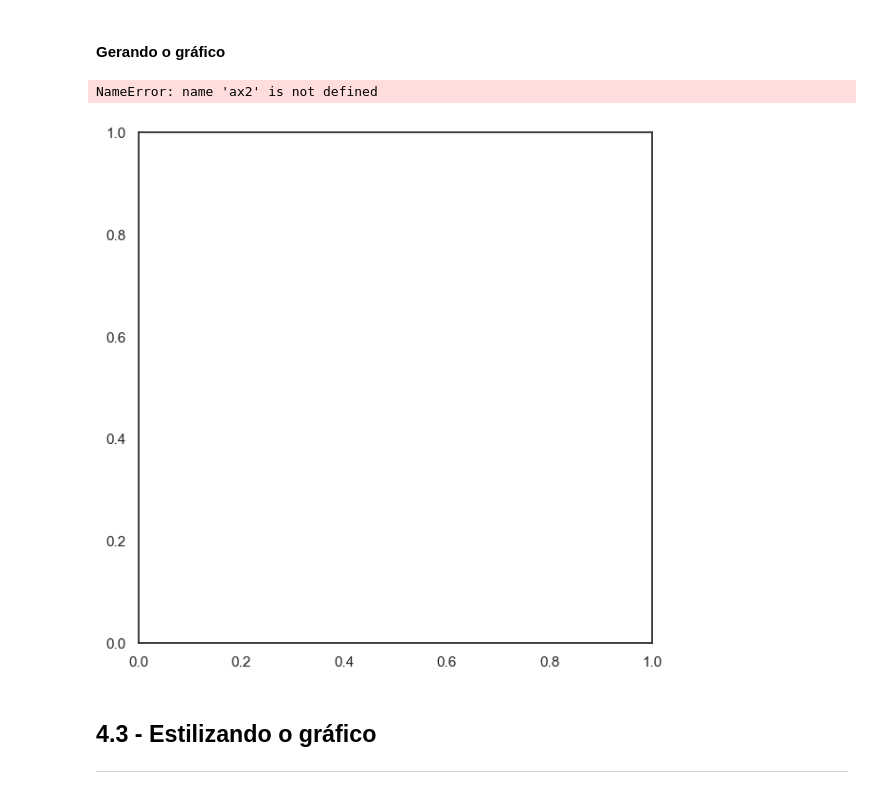
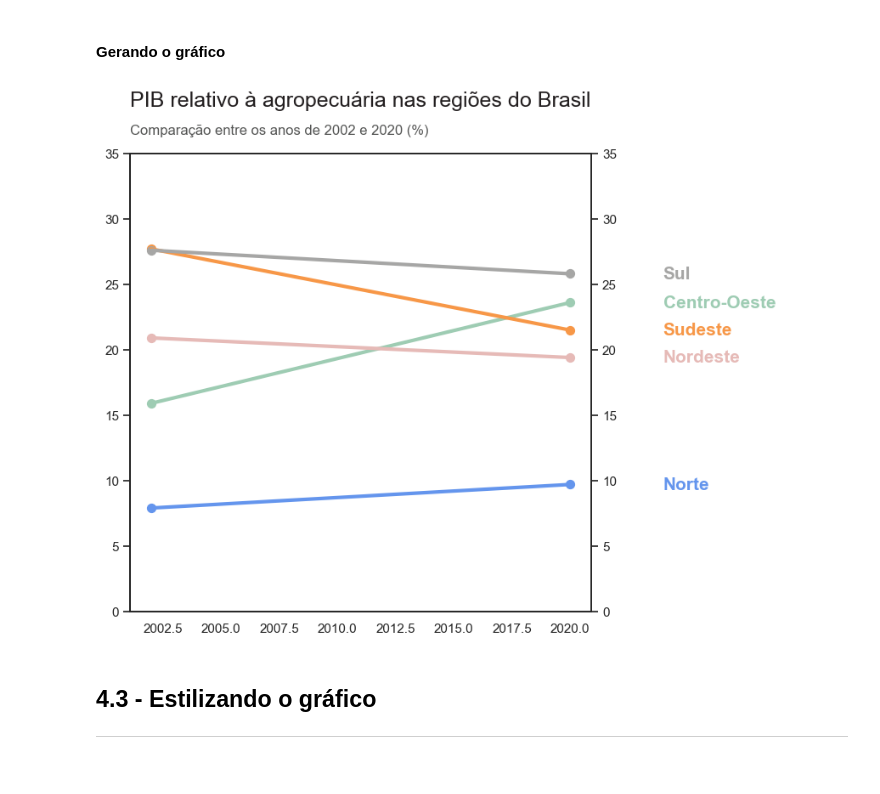
Before and after one commit to juliogazoli/alura-data-visualization-python-graficos-de-composicao-e-relacionamento, a Jupyter notebook: Projeto Inicial - Data Visualization_ gráficos de composição e relacionamento.ipynb, the cells around one changed output. Saved outputs shown, nothing was run; the diff lists cells and outputs as text; code cells hidden in the pictures.

Commit message:
Gráfico de inclinação

```diff
--- a/Projeto Inicial - Data Visualization_ gráficos de composição e relacionamento.ipynb
+++ b/Projeto Inicial - Data Visualization_ gráficos de composição e relacionamento.ipynb
@@ -61,7 +61,8 @@ Aqui, vamos focar em investigar a composição dos dados em relação aos estado
 import pandas as pd
 # %%
 # Importando a base de dados com o PIB dos estados brasileiros de 2002 a 2020
-df_pib = pd.read_csv("https://raw.githubusercontent.com/afonsosr2/dataviz-graficos-composicao-relacionamento/master/dados/pib_br_2002_2020_estados.csv")
+df_pib = pd.read_csv(
+    "https://raw.githubusercontent.com/afonsosr2/dataviz-graficos-composicao-relacionamento/master/dados/pib_br_2002_2020_estados.csv")
 df_pib
 # %% [output]
 |  | ano | sigla_uf | regiao | pib | impostos_liquidos | va | va_agropecuaria | va_industria | ... |
@@ -209,8 +213,10 @@ Como você poderia passar a participação dos estados com menores valores de PI
 df_pib_2002 = df_pib.query('ano == 2002')[['regiao', 'pib']]
 df_pib_2020 = df_pib.query('ano == 2020')[['regiao', 'pib']]
 
-df_pib_2002 = df_pib_2002.groupby('regiao').sum().sort_values('pib', ascending=False)
-df_pib_2020 = df_pib_2020.groupby('regiao').sum().sort_values('pib', ascending=False)
+df_pib_2002 = df_pib_2002.groupby(
+    'regiao').sum().sort_values('pib', ascending=False)
+df_pib_2020 = df_pib_2020.groupby(
+    'regiao').sum().sort_values('pib', ascending=False)
 
 display(df_pib_2002, df_pib_2020)
 # %% [output]
@@ -1078,11 +1098,12 @@ Como sugestão, podemos analisar a composição dos dados em relação a outros
 #### Tratando os dados para gerar a visualização
 # %%
 # Selecionando os dados desejados
-df_agro_slope = df_pib.query("ano == [2002, 2020]")[["regiao",  "ano", "va_agropecuaria"]]
+df_agro_slope = df_pib.query('ano == [2002, 2020]')[
+    ['regiao',  'ano', 'va_agropecuaria']]
 
 # Agrupando os dados por região
-df_agro_slope = pd.crosstab(index = df_agro_slope.ano, columns = df_agro_slope.regiao,
-                      values = df_agro_slope.va_agropecuaria, aggfunc="sum", normalize="index")
+df_agro_slope = pd.crosstab(index=df_agro_slope.ano, columns=df_agro_slope.regiao,
+                            values=df_agro_slope.va_agropecuaria, aggfunc='sum', normalize='index')
 
 df_agro_slope = (df_agro_slope * 100).round(1)
 
@@ -1095,47 +1116,46 @@ df_agro_slope.head()
 # %% [markdown]
 #### Gerando o gráfico
 # %%
-## Gerando a função para criar o gráfico de inclinação
+# Gerando a função para criar o gráfico de inclinação
 
 def grafico_slope_agro():
-  # Importando as bibliotecas
-  import matplotlib.pyplot as plt
+    # Importando as bibliotecas
+    import matplotlib.pyplot as plt
 
-  # Área do gráfico e tema da visualização
-  fig, ax1 = plt.subplots(figsize=(7,7))
+    # Área do gráfico e tema da visualização
+    fig, ax1 = plt.subplots(figsize=(7,7))
 
-  # Definindo as cores do gráfico
-  cores = [VERDE3, VERMELHO2, AZUL3, LARANJA1, CINZA4]
+    # Definindo as cores do gráfico
+    cores = [VERDE3, VERMELHO2, AZUL3, LARANJA1, CINZA4]
 
-  # O seaborn possui uma função chamada pointplot() que pode gerar um gráfico deste tipo
-  # mas para termos liberdade na criação do nosso gráfico vamos optar por contruí-lo
-  # por meio do matplotlib usando axis duplos partilhando o eixo x e os mesmos limites em y
-  ...
-  ...
-  ...
+    # O seaborn possui uma função chamada pointplot() que pode gerar um gráfico deste tipo
+    # mas para termos liberdade na criação do nosso gráfico vamos optar por contruí-lo
+    # por meio do matplotlib usando axis duplos partilhando o eixo x e os mesmos limites em y
+    ax2 = ax1.twinx()
+    ax1.set_ylim([0,35])
+    ax2.set_ylim([0,35])
 
-  # Gerando o gráfico de inclinação (pontos + curva + texto)
-  for i in range(5):
-    # Adicionando o ponto inicial e final
-    ...
+    # Gerando o gráfico de inclinação (pontos + curva + texto)
+    for i in range(5):
+        # Adicionando o ponto inicial e final
+        ax1.scatter(x=df_agro_slope.index, y=df_agro_slope.iloc[:,i], color=cores[i], s=50)
 
-    # Adicionando a inclinação
-    ...
+        # Adicionando a inclinação
+        ax1.plot(df_agro_slope.index, df_agro_slope.iloc[:,i], color=cores[i], lw=3)
 
-    # # Adicionando as regiões no label
-    # ax1.text(x = 2024, y = df_agro_slope.iloc[-1,i], s = df_agro_slope.columns[i],
-    #         fontsize=15, fontweight = 'bold', linespacing=1.5, color=cores[i], va='center')
+        # Adicionando as regiões no label
+        ax1.text(x=2024, y=df_agro_slope.iloc[-1,i], s=df_agro_slope.columns[i],
+                fontsize=15, fontweight='bold', linespacing=1.5, color=cores[i], va='center')
 
-  # ## Personalizando o gráfico
-  # ax1.set_title('PIB relativo à agropecuária nas regiões do Brasil', fontsize = 18, color = CINZA1, loc='left', pad = 40)
-  # ax1.text(0, 1.05, "Comparação entre os anos de 2002 e 2020 (%)", transform=ax1.transAxes, color= CINZA3, fontsize=12, ha='left', va='center')
+    ## Personalizando o gráfico
+    ax1.set_title('PIB relativo à agropecuária nas regiões do Brasil', fontsize=18, color=CINZA1, loc='left', pad=40)
+    ax1.text(0, 1.05, 'Comparação entre os anos de 2002 e 2020 (%)', transform=ax1.transAxes, color=CINZA3, fontsize=12, ha='left', va='center')
 
-  return ax1, ax2, cores
+    return ax1, ax2, cores
 
 ax1, ax2, cores = grafico_slope_agro()
 # %% [output]
-NameError: name 'ax2' is not defined
-[figure, old version]
+[figure, new version]
 # %% [markdown]
 ## **4.3 - Estilizando o gráfico**
 
```
Also changed, not shown: parts of 24 cells of this notebook.
